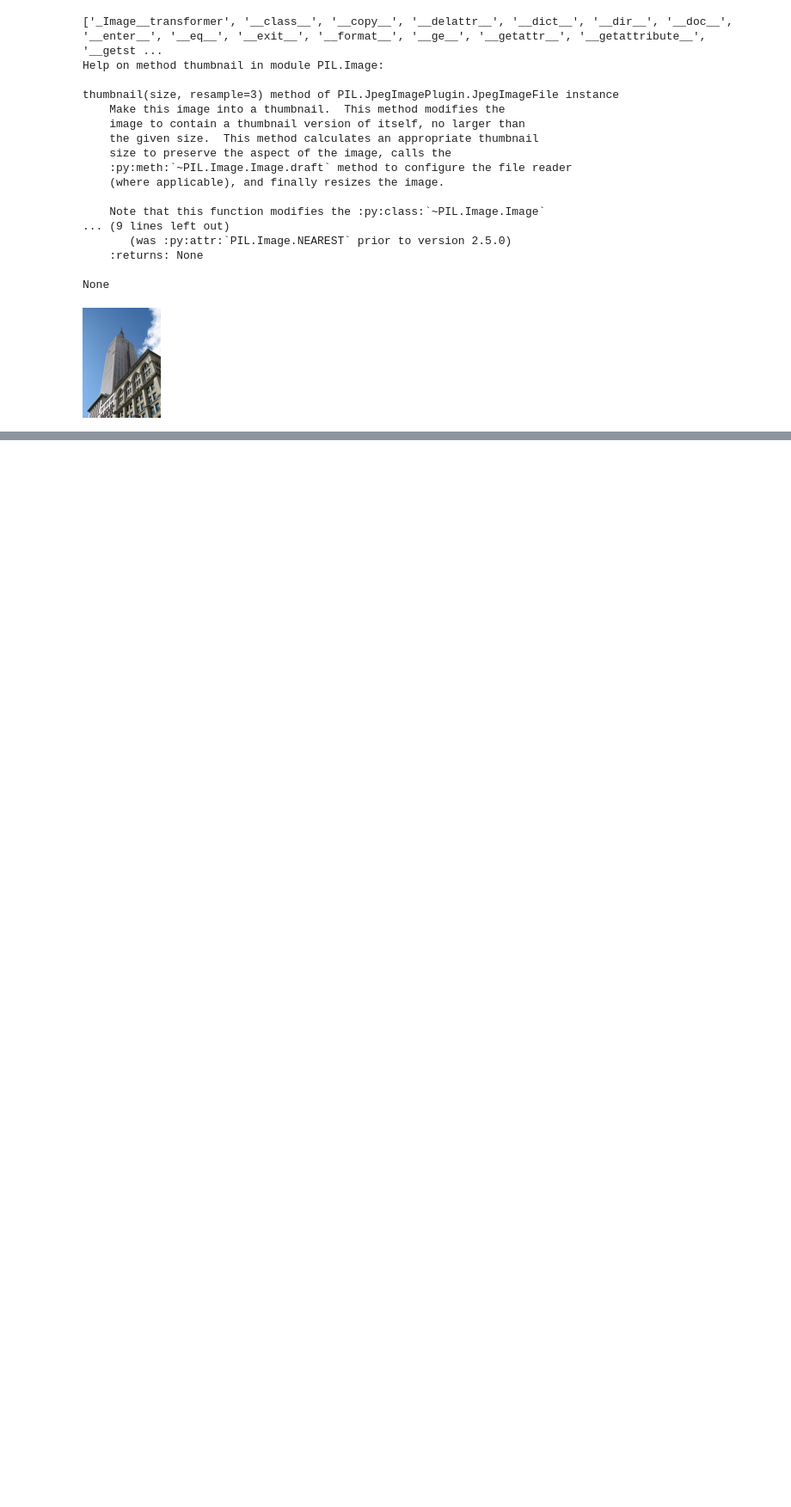
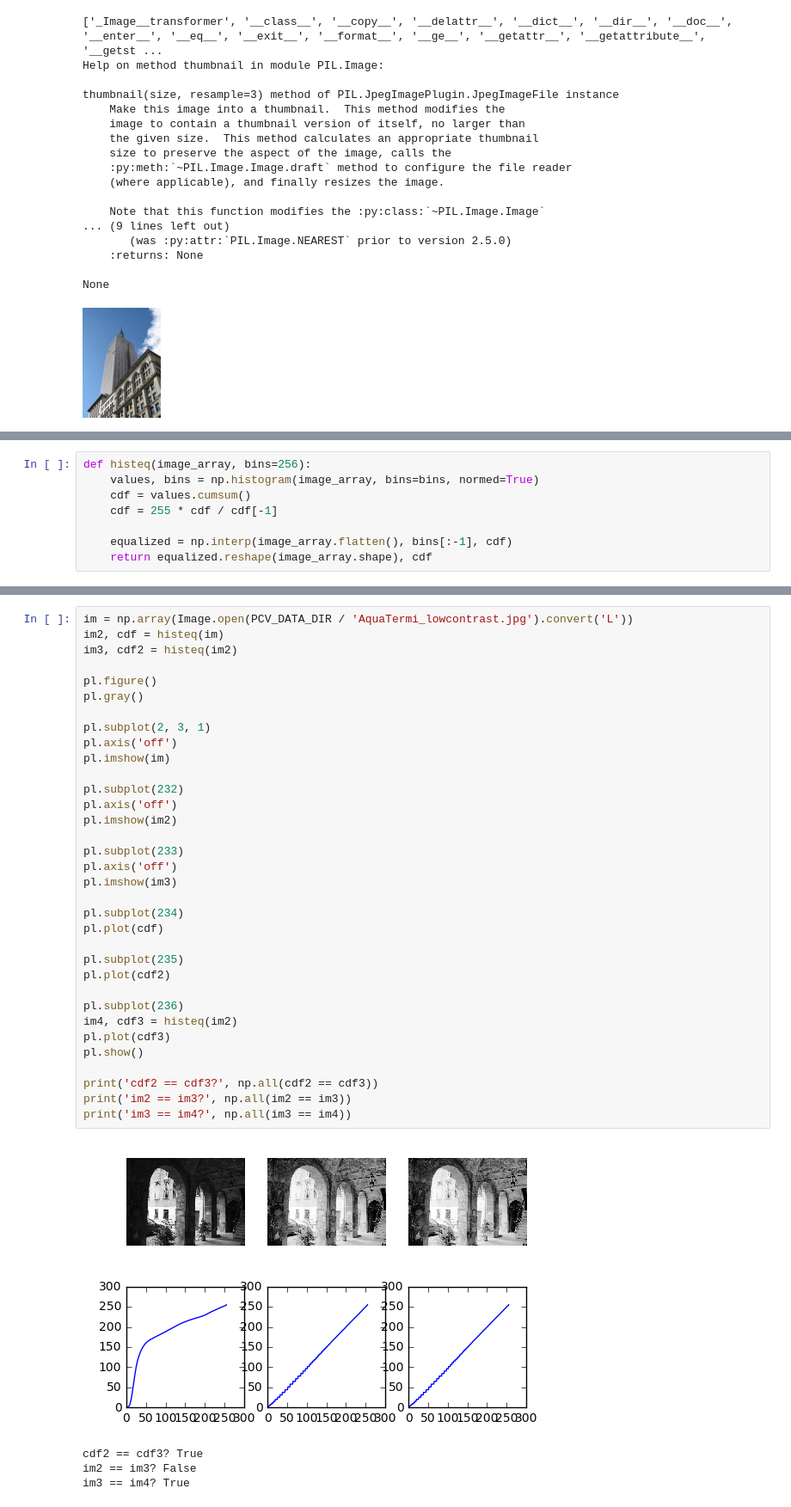
Before and after one commit to jeremy-w/computer-vision-20161219, a Jupyter notebook: Computer Vision Noodling.ipynb, the cells around one changed output, grey strips where cells are left out. Shown at 86% size. Drawn from its saved outputs; the diff is of its cells as text; blank space fills up the shorter version.

```diff
--- a/Computer Vision Noodling.ipynb
+++ b/Computer Vision Noodling.ipynb
@@ -63,0 +100,8 @@ None
+# %%
+def histeq(image_array, bins=256):
+    values, bins = np.histogram(image_array, bins=bins, normed=True)
+    cdf = values.cumsum()
+    cdf = 255 * cdf / cdf[-1]
+
+    equalized = np.interp(image_array.flatten(), bins[:-1], cdf)
+    return equalized.reshape(image_array.shape), cdf
@@ -63,0 +110,39 @@ None
+# %%
+im = np.array(Image.open(PCV_DATA_DIR / 'AquaTermi_lowcontrast.jpg').convert('L'))
+im2, cdf = histeq(im)
+im3, cdf2 = histeq(im2)
+
+pl.figure()
+pl.gray()
+
+pl.subplot(2, 3, 1)
+pl.axis('off')
+pl.imshow(im)
+
+pl.subplot(232)
+pl.axis('off')
+pl.imshow(im2)
+
+pl.subplot(233)
+pl.axis('off')
+pl.imshow(im3)
+
+pl.subplot(234)
+pl.plot(cdf)
+
+pl.subplot(235)
+pl.plot(cdf2)
+
+pl.subplot(236)
+im4, cdf3 = histeq(im2)
+pl.plot(cdf3)
+pl.show()
+
+print('cdf2 == cdf3?', np.all(cdf2 == cdf3))
+print('im2 == im3?', np.all(im2 == im3))
+print('im3 == im4?', np.all(im3 == im4))
+# %% [output]
+[figure, added]
+cdf2 == cdf3? True
+im2 == im3? False
+im3 == im4? True
```
Also changed, not shown: parts of 5 cells of this notebook.
